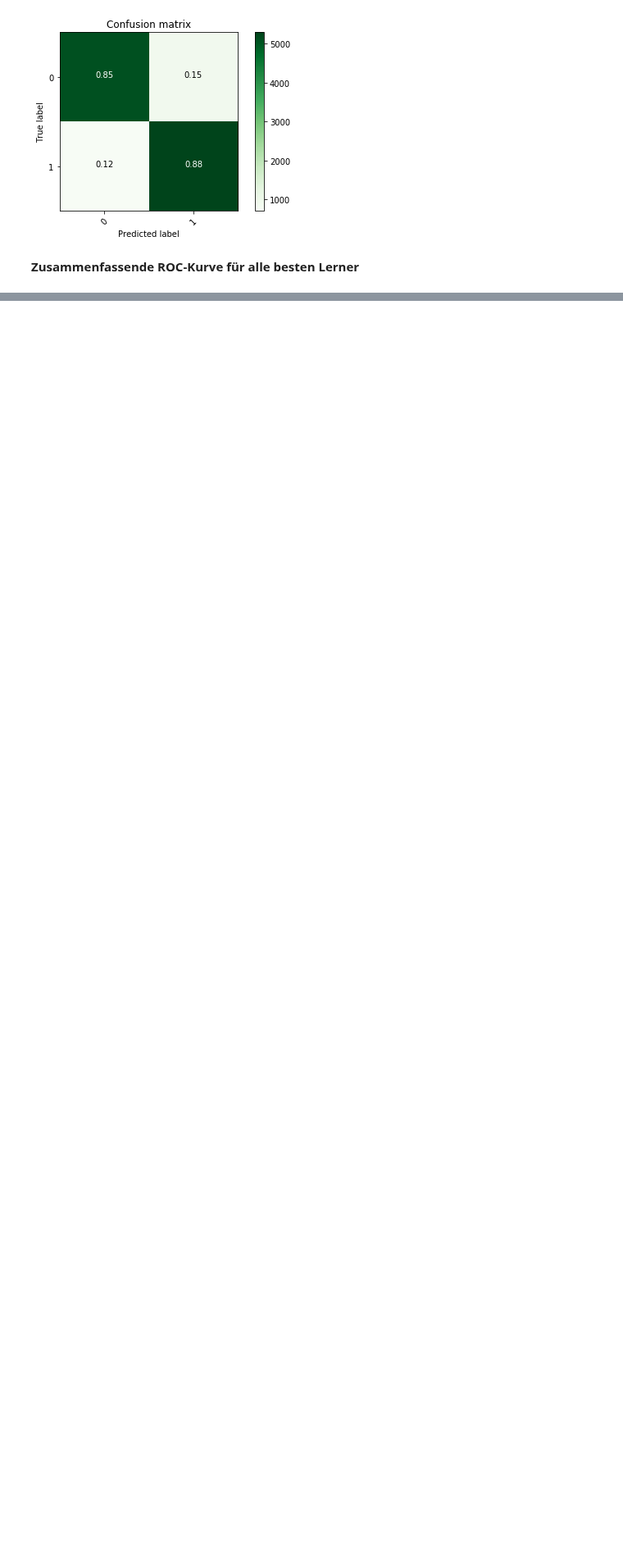
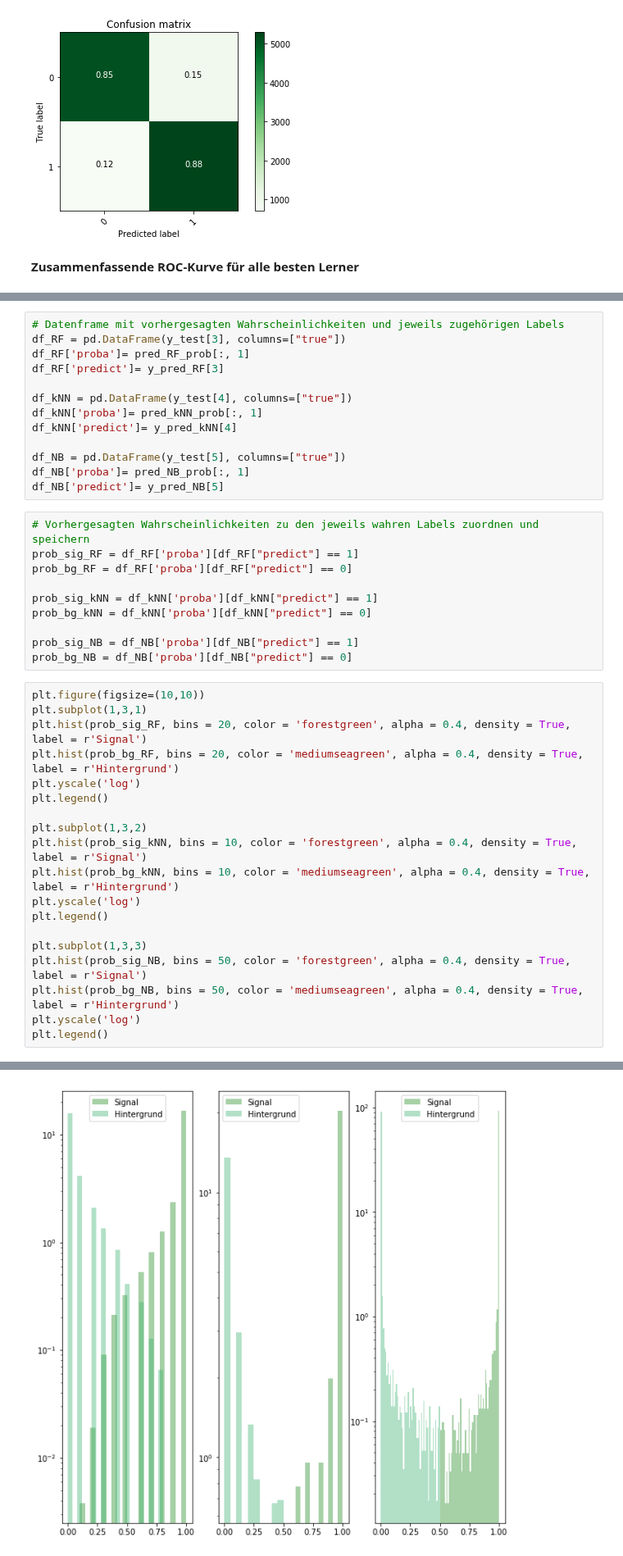
Before and after one commit to Ninilini/FP_Teilchen, a Jupyter notebook: IceCube/plots/selection.ipynb, the cells around one changed output, grey strips where cells are left out. Shown at 82% size. Drawn from its saved outputs; the diff is of its cells as text; blank space fills up the shorter version.

```diff
--- a/IceCube/plots/selection.ipynb
+++ b/IceCube/plots/selection.ipynb
@@ -540,0 +551,43 @@ plt.savefig('roc_kurve.png')
+# %%
+# Datenframe mit vorhergesagten Wahrscheinlichkeiten und jeweils zugehörigen Labels
+df_RF = pd.DataFrame(y_test[3], columns=["true"])
+df_RF['proba']= pred_RF_prob[:, 1]
+df_RF['predict']= y_pred_RF[3]
+
+df_kNN = pd.DataFrame(y_test[4], columns=["true"])
+df_kNN['proba']= pred_kNN_prob[:, 1]
+df_kNN['predict']= y_pred_kNN[4]
+
+df_NB = pd.DataFrame(y_test[5], columns=["true"])
+df_NB['proba']= pred_NB_prob[:, 1]
+df_NB['predict']= y_pred_NB[5]
+# %%
+# Vorhergesagten Wahrscheinlichkeiten zu den jeweils wahren Labels zuordnen und speichern
+prob_sig_RF = df_RF['proba'][df_RF["predict"] == 1]
+prob_bg_RF = df_RF['proba'][df_RF["predict"] == 0]
+
+prob_sig_kNN = df_kNN['proba'][df_kNN["predict"] == 1]
+prob_bg_kNN = df_kNN['proba'][df_kNN["predict"] == 0]
+
+prob_sig_NB = df_NB['proba'][df_NB["predict"] == 1]
+prob_bg_NB = df_NB['proba'][df_NB["predict"] == 0]
+# %%
+plt.figure(figsize=(10,10))
+plt.subplot(1,3,1)
+plt.hist(prob_sig_RF, bins = 20, color = 'forestgreen', alpha = 0.4, density = True, label = r'Signal')
+plt.hist(prob_bg_RF, bins = 20, color = 'mediumseagreen', alpha = 0.4, density = True, label = r'Hintergrund')
+plt.yscale('log')
+plt.legend()
+
+plt.subplot(1,3,2)
+plt.hist(prob_sig_kNN, bins = 10, color = 'forestgreen', alpha = 0.4, density = True, label = r'Signal')
+plt.hist(prob_bg_kNN, bins = 10, color = 'mediumseagreen', alpha = 0.4, density = True, label = r'Hintergrund')
+plt.yscale('log')
+plt.legend()
+
+plt.subplot(1,3,3)
+plt.hist(prob_sig_NB, bins = 50, color = 'forestgreen', alpha = 0.4, density = True, label = r'Signal')
+plt.hist(prob_bg_NB, bins = 50, color = 'mediumseagreen', alpha = 0.4, density = True, label = r'Hintergrund')
+plt.yscale('log')
+plt.legend()
+# %% [output]
@@ -540,0 +595 @@ plt.savefig('roc_kurve.png')
+[figure, added]
```
Also changed, not shown: parts of 11 cells of this notebook, 1 other file.
